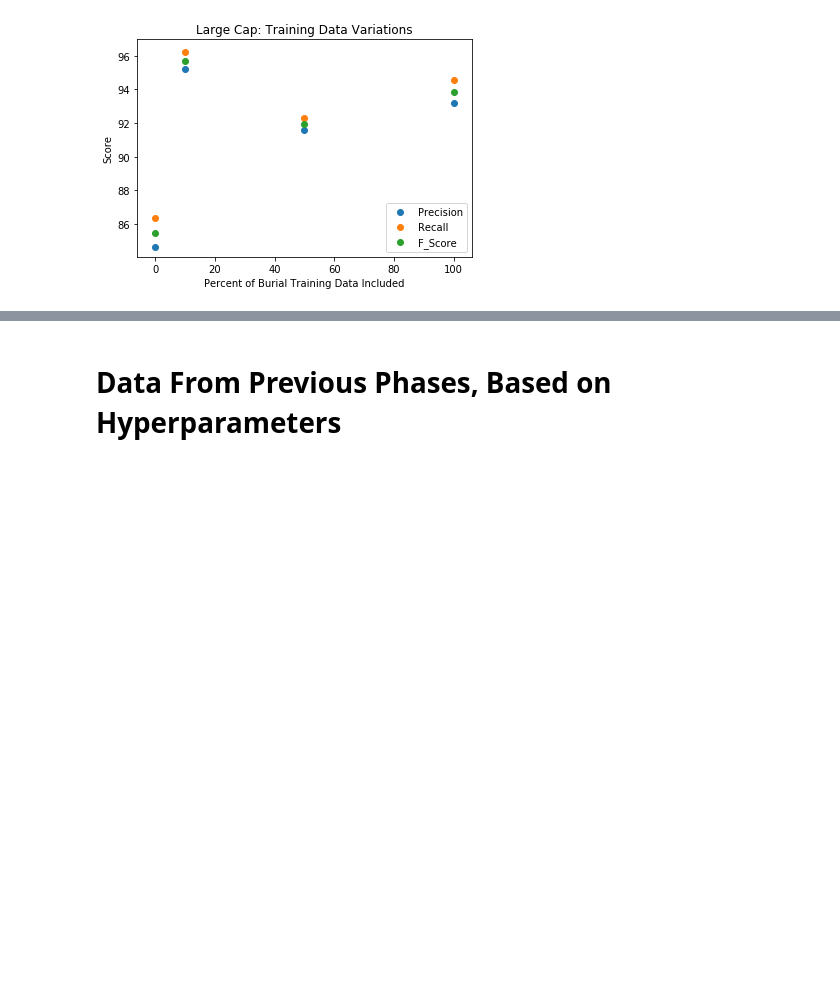
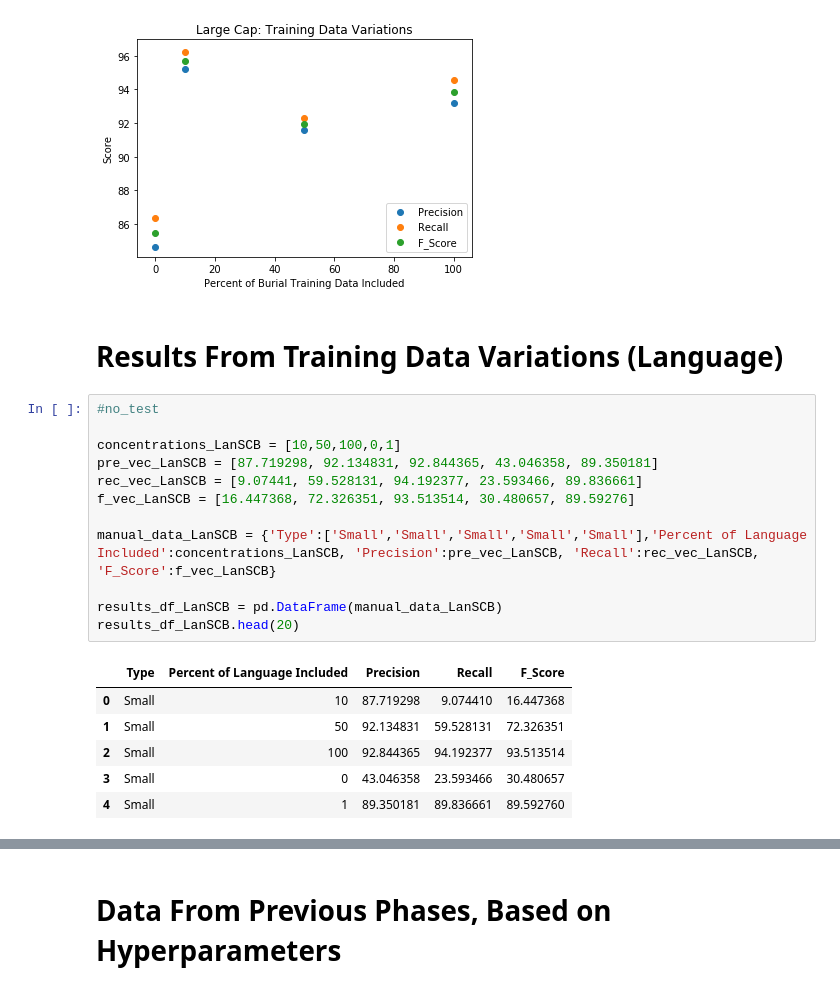
Before and after one commit to slavesocieties/ssda-nlp, a Jupyter notebook: 70-exhaustive-training.ipynb, the cells around one changed output, grey strips where cells are left out. Saved outputs shown, nothing was run; the diff lists cells and outputs as text; blank space fills up the shorter version.

```diff
--- a/70-exhaustive-training.ipynb
+++ b/70-exhaustive-training.ipynb
@@ -547,3 +535,24 @@ Medium Cap Data Variations
 [figure]
 Large Cap Data Variations
 [figure]
+# %% [markdown]
+# Results From Training Data Variations (Language)
+# %%
+#no_test
+
+concentrations_LanSCB = [10,50,100,0,1]
+pre_vec_LanSCB = [87.719298, 92.134831, 92.844365, 43.046358, 89.350181]
+rec_vec_LanSCB = [9.07441, 59.528131, 94.192377, 23.593466, 89.836661]
+f_vec_LanSCB = [16.447368, 72.326351, 93.513514, 30.480657, 89.59276]
+
+manual_data_LanSCB = {'Type':['Small','Small','Small','Small','Small'],'Percent of Language Included':concentrations_LanSCB, 'Precision':pre_vec_LanSCB, 'Recall':rec_vec_LanSCB, 'F_Score':f_vec_LanSCB}
+
+results_df_LanSCB = pd.DataFrame(manual_data_LanSCB)
+results_df_LanSCB.head(20)
+# %% [output]
+|  | Type | Percent of Language Included | Precision | Recall | F_Score |
+| 0 | Small | 10 | 87.719298 | 9.074410 | 16.447368 |
+| 1 | Small | 50 | 92.134831 | 59.528131 | 72.326351 |
+| 2 | Small | 100 | 92.844365 | 94.192377 | 93.513514 |
+| 3 | Small | 0 | 43.046358 | 23.593466 | 30.480657 |
+| 4 | Small | 1 | 89.350181 | 89.836661 | 89.592760 |
```
Also changed, not shown: parts of 10 cells of this notebook, 2 other files.
